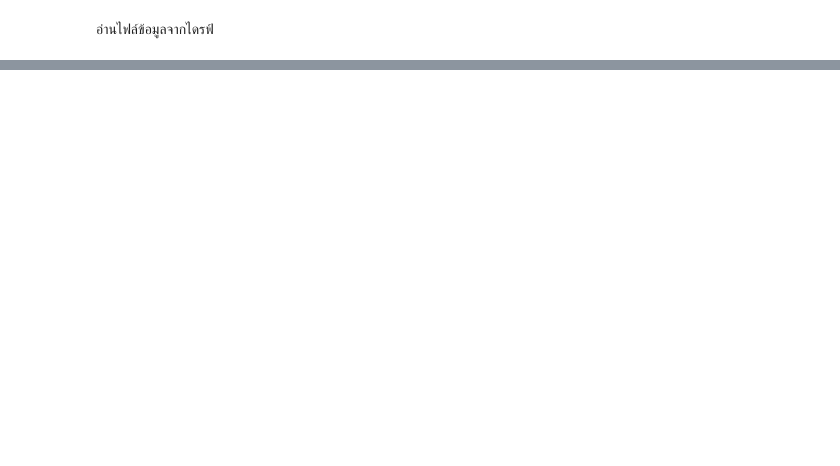
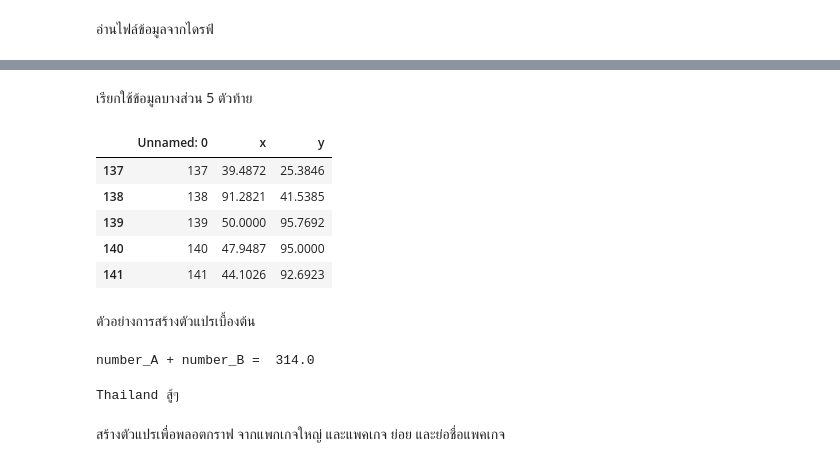
Before and after one commit to ChakritKammason/DPDM, a Jupyter notebook: Deta101.ipynb, the cells around one changed output, grey strips where cells are left out. Saved outputs shown, nothing was run; the diff lists cells and outputs as text; code cells hidden in the pictures; blank space fills up the shorter version.

```diff
--- a/Deta101.ipynb
+++ b/Deta101.ipynb
@@ -61,0 +105,13 @@ pd.read_csv('/content/drive/My Drive/DWDM_Material/test.csv')
+# %% [markdown]
+เรียกใช้ข้อมูลบางส่วน 5 ตัวท้าย
+# %%
+table.tail()
+# %% [output]
+|  | Unnamed: 0 | x | y |
+| 137 | 137 | 39.4872 | 25.3846 |
+| 138 | 138 | 91.2821 | 41.5385 |
+| 139 | 139 | 50.0000 | 95.7692 |
+| 140 | 140 | 47.9487 | 95.0000 |
+| 141 | 141 | 44.1026 | 92.6923 |
+# %% [markdown]
+ตัวอย่างการสร้างตัวแปรเบื้องต้น
@@ -61,0 +124,13 @@ pd.read_csv('/content/drive/My Drive/DWDM_Material/test.csv')
+# %%
+number_C = number_A * number_B
+
+print('number_A + number_B = ', number_C)
+# %% [output]
+number_A + number_B =  314.0
+# %%
+word_x  = ' สู้ๆ'
+print(word_B + word_x)
+# %% [output]
+Thailand สู้ๆ
+# %% [markdown]
+สร้างตัวแปรเพื่อพลอตกราฟ จากแพกเกจใหญ่ และแพคเกจ ย่อย และย่อชื่อแพคเกจ
```
Also changed, not shown: parts of 24 cells of this notebook.
